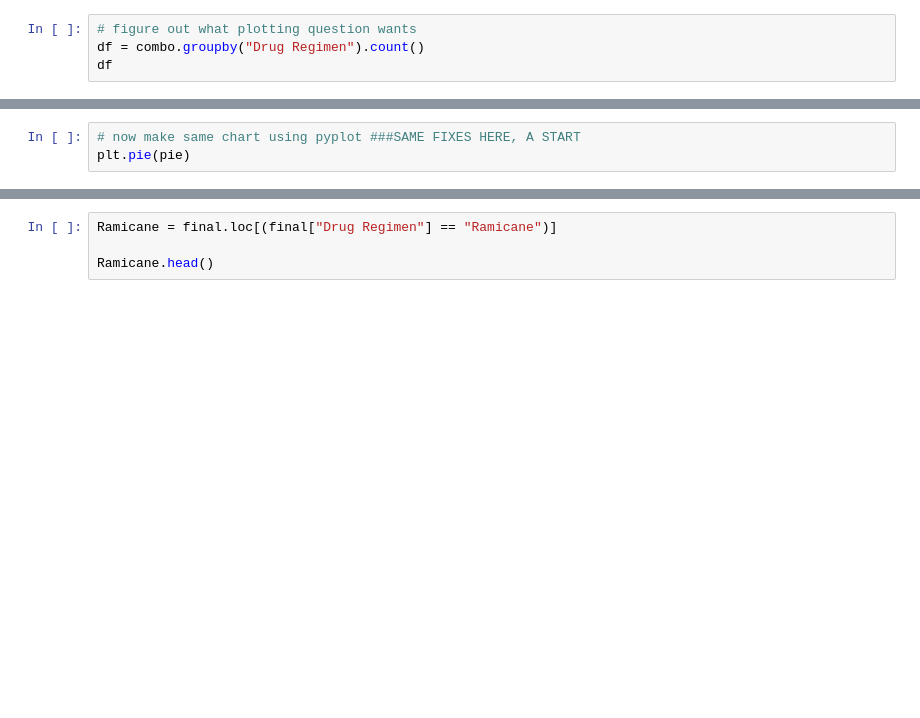
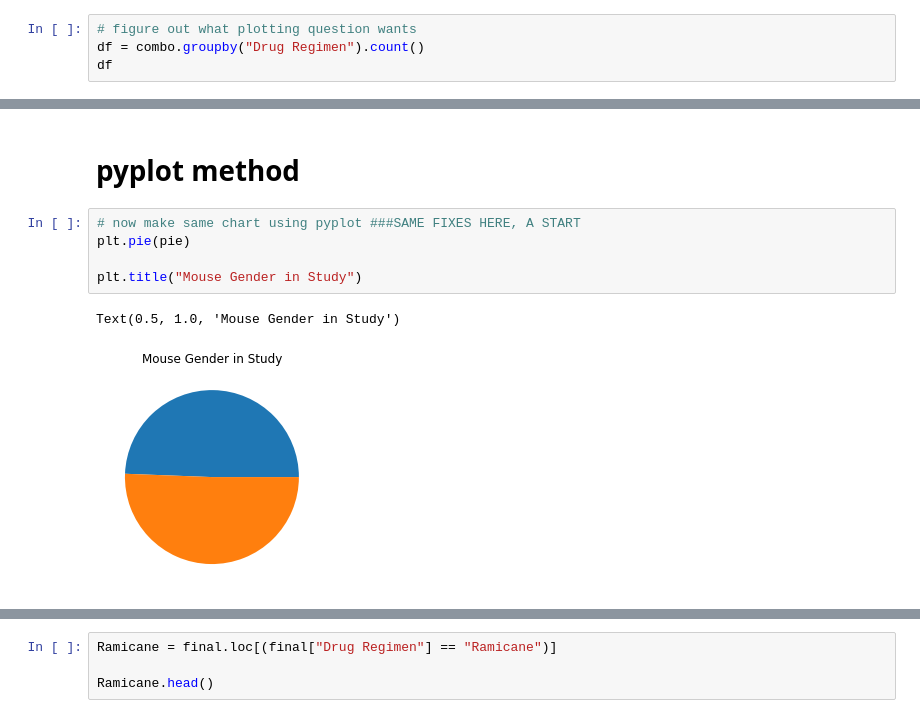
Before and after one commit to JonesInformatics/Matplotlib-Challenge, a Jupyter notebook: main.ipynb, the cells around one changed output, grey strips where cells are left out. Drawn from its saved outputs; the diff is of its cells as text; blank space fills up the shorter version.

```diff
--- a/main.ipynb
+++ b/main.ipynb
@@ -175,3 +185,10 @@ plot
+# %% [markdown]
+# pyplot method
 # %%
 # now make same chart using pyplot ###SAME FIXES HERE, A START
 plt.pie(pie)
+
+plt.title("Mouse Gender in Study")
+# %% [output]
+Text(0.5, 1.0, 'Mouse Gender in Study')
+[figure, added]
```
Also changed, not shown: parts of 50 cells of this notebook.
